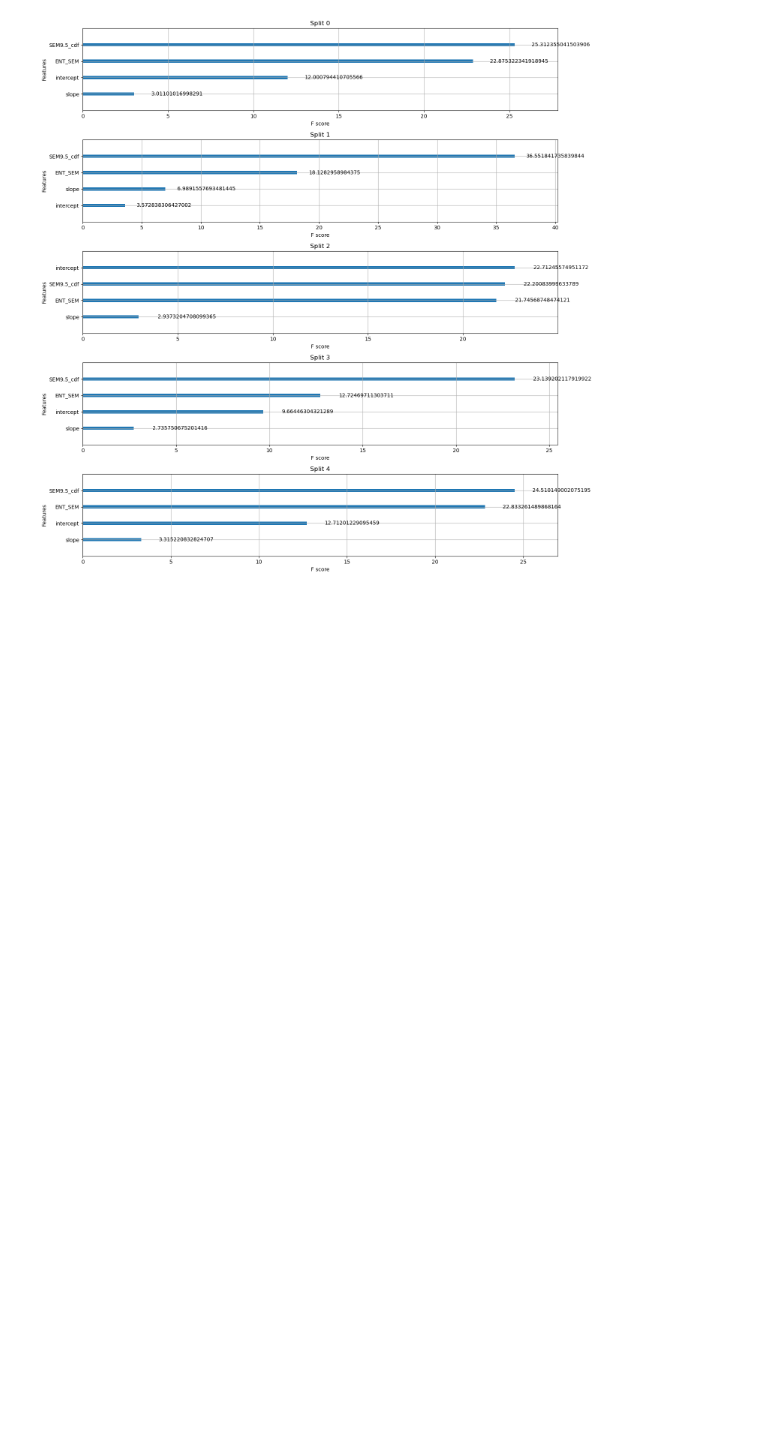
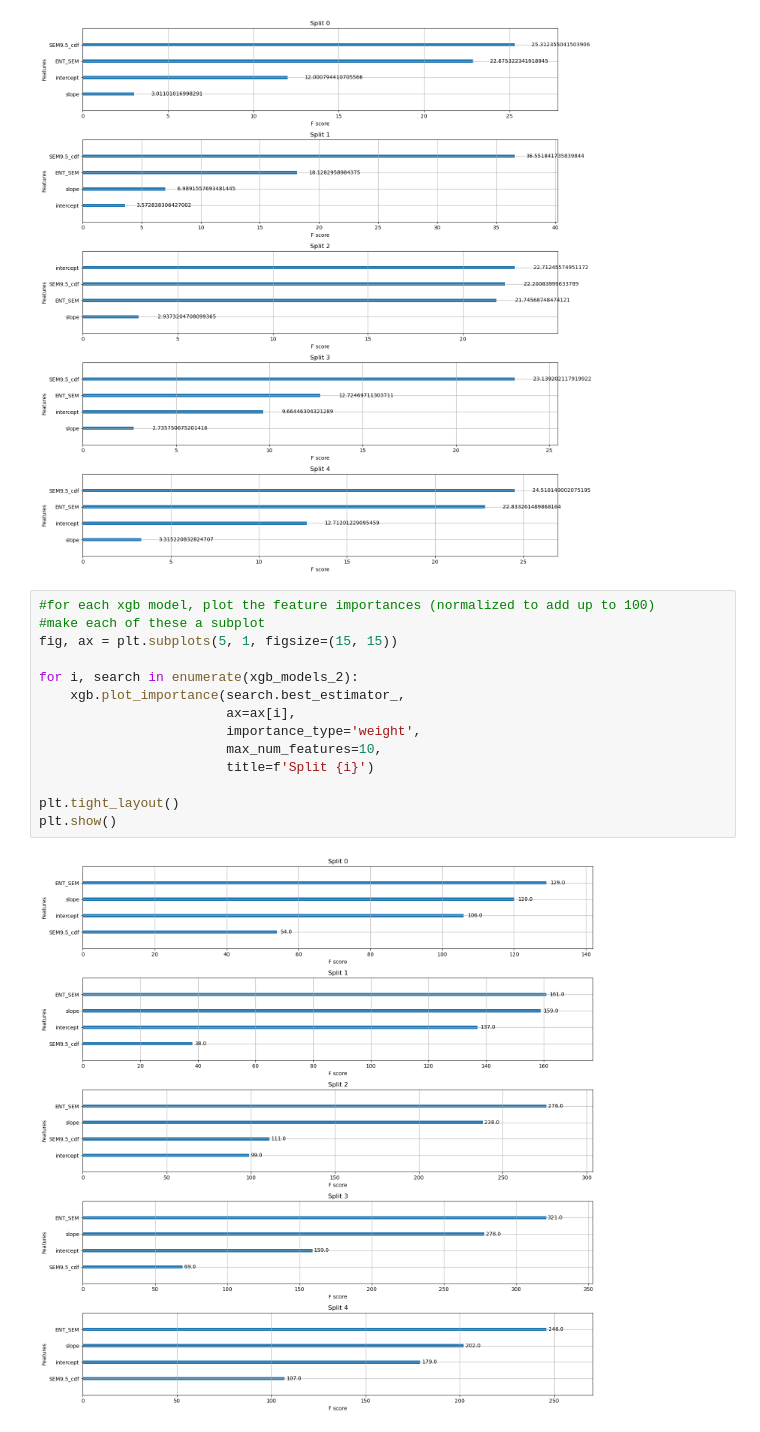
Before and after one commit to BishopsLemma/Fall-2024-Student-Success-Prediction, a Jupyter notebook: Cleaning and Background Info/arvind-model-Nov25.ipynb, the cells around one changed output. Saved outputs shown, nothing was run; the diff lists cells and outputs as text; blank space fills up the shorter version.

```diff
--- a/Cleaning and Background Info/arvind-model-Nov25.ipynb
+++ b/Cleaning and Background Info/arvind-model-Nov25.ipynb
@@ -287,3 +311,19 @@ plt.tight_layout()
 plt.show()
 # %% [output]
 [figure]
+# %%
+#for each xgb model, plot the feature importances (normalized to add up to 100)
+#make each of these a subplot
+fig, ax = plt.subplots(5, 1, figsize=(15, 15))
+
+for i, search in enumerate(xgb_models_2):
+    xgb.plot_importance(search.best_estimator_,
+                        ax=ax[i],
+                        importance_type='weight',
+                        max_num_features=10,
+                        title=f'Split {i}')
+
+plt.tight_layout()
+plt.show()
+# %% [output]
+[figure, added]
```
Also changed, not shown: parts of 3 cells of this notebook, 1 other file.
